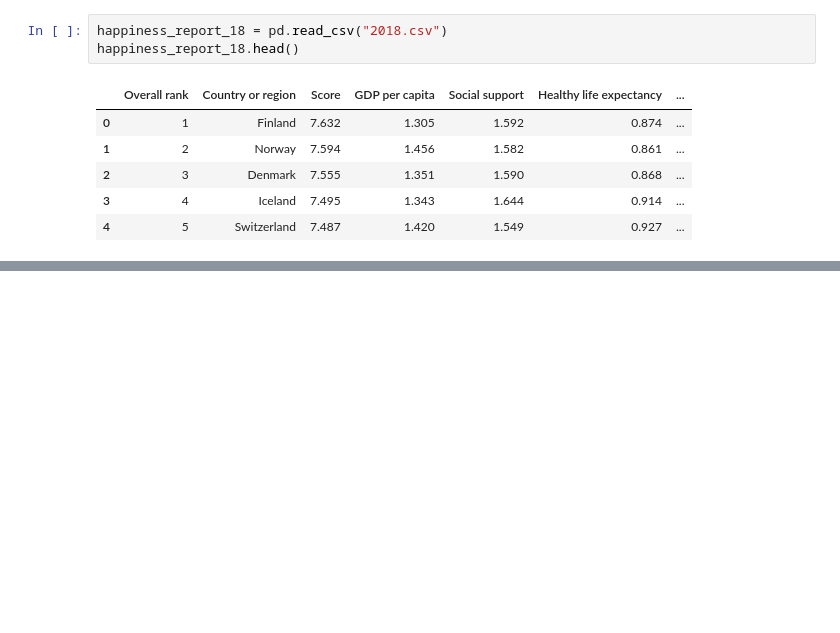
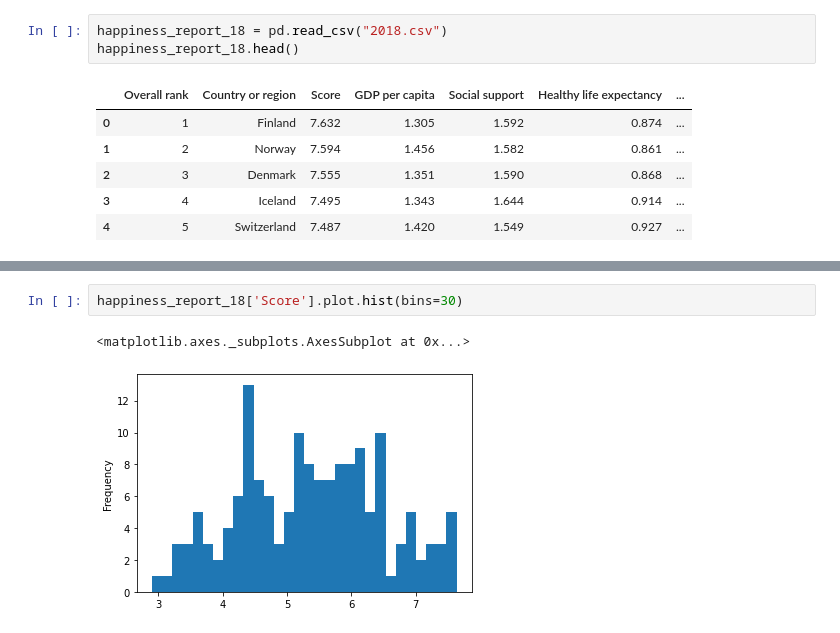
Before and after one commit to Noha-Magdy/world-happiness-report-analysis, a Jupyter notebook: Happiness_report_analysis.ipynb, the cells around one changed output, grey strips where cells are left out. Saved outputs shown, nothing was run; the diff lists cells and outputs as text; blank space fills up the shorter version.

```diff
--- a/Happiness_report_analysis.ipynb
+++ b/Happiness_report_analysis.ipynb
@@ -32,0 +90,5 @@ happiness_report_18.head()
+# %%
+happiness_report_18['Score'].plot.hist(bins=30)
+# %% [output]
+<matplotlib.axes._subplots.AxesSubplot at 0x...>
+[figure, added]
```
Also changed, not shown: parts of 10 cells of this notebook.
